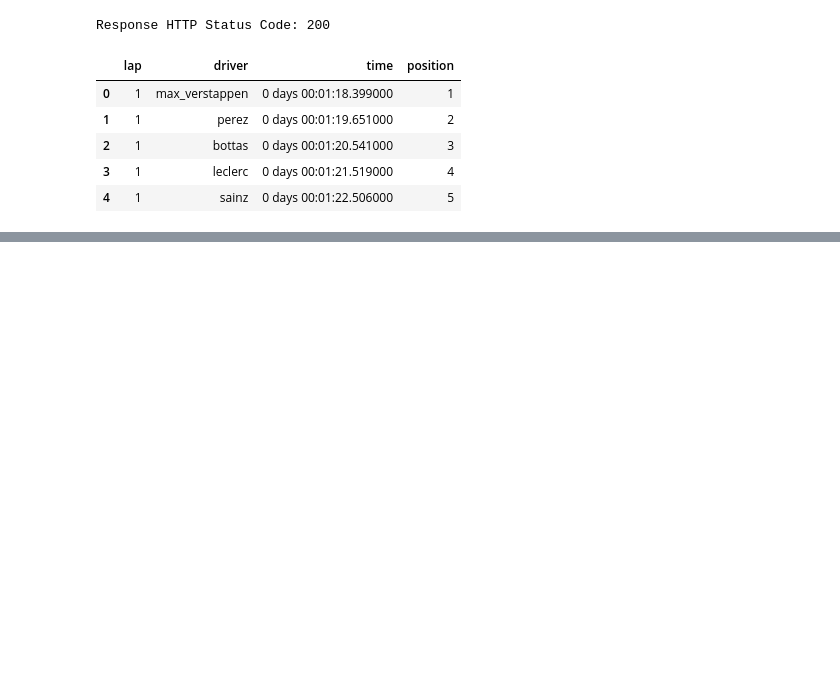
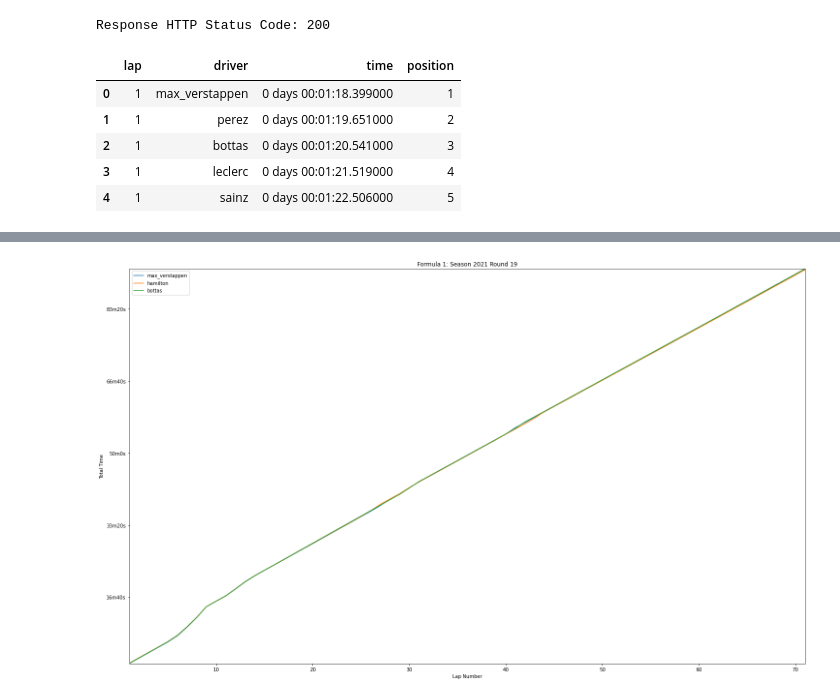
Before and after one commit to Seklfreak/jupyter-playground, a Jupyter notebook: f1_lap_times.ipynb, the cells around one changed output, grey strips where cells are left out. Drawn from its saved outputs; the diff is of its cells as text; code cells hidden in the pictures; blank space fills up the shorter version.

```diff
--- a/f1_lap_times.ipynb
+++ b/f1_lap_times.ipynb
@@ -137,0 +99,36 @@ plt.show()
+# %%
+# stack timing
+
+stackedLapTimesDFDrivers = {}
+
+for driver in lapTimesDFDrivers:
+    stackedLapTimesDFDrivers[driver] = lapTimesDFDrivers[driver].assign(time=lapTimesDFDrivers[driver].time.cumsum())
+# %%
+# plot
+
+fig, ax = plt.subplots()
+fig.set_size_inches(25, 15, forward=True)
+
+ax.margins(x=0, y=0)
+ax.set_title('Formula 1: Season %d Round %d' % (season, round))
+ax.set_ylabel('Total Time')
+ax.set_xlabel('Lap Number')
+
+def duration_fmt(x, pos):
+    seconds = x / 10**9
+    minutes = (seconds // 60)
+    secondsLeft = seconds - (minutes*60)
+
+    return '%dm%ds' % (minutes, secondsLeft)
+
+ax.yaxis.set_major_formatter(duration_fmt)
+
+for driver in stackedLapTimesDFDrivers:
+    df = stackedLapTimesDFDrivers[driver]
+
+    ax.plot(df.lap, df.time, label=driver)
+
+ax.legend()
+plt.show()
+# %% [output]
+[figure, added]
```
Also changed, not shown: parts of 7 cells of this notebook.
